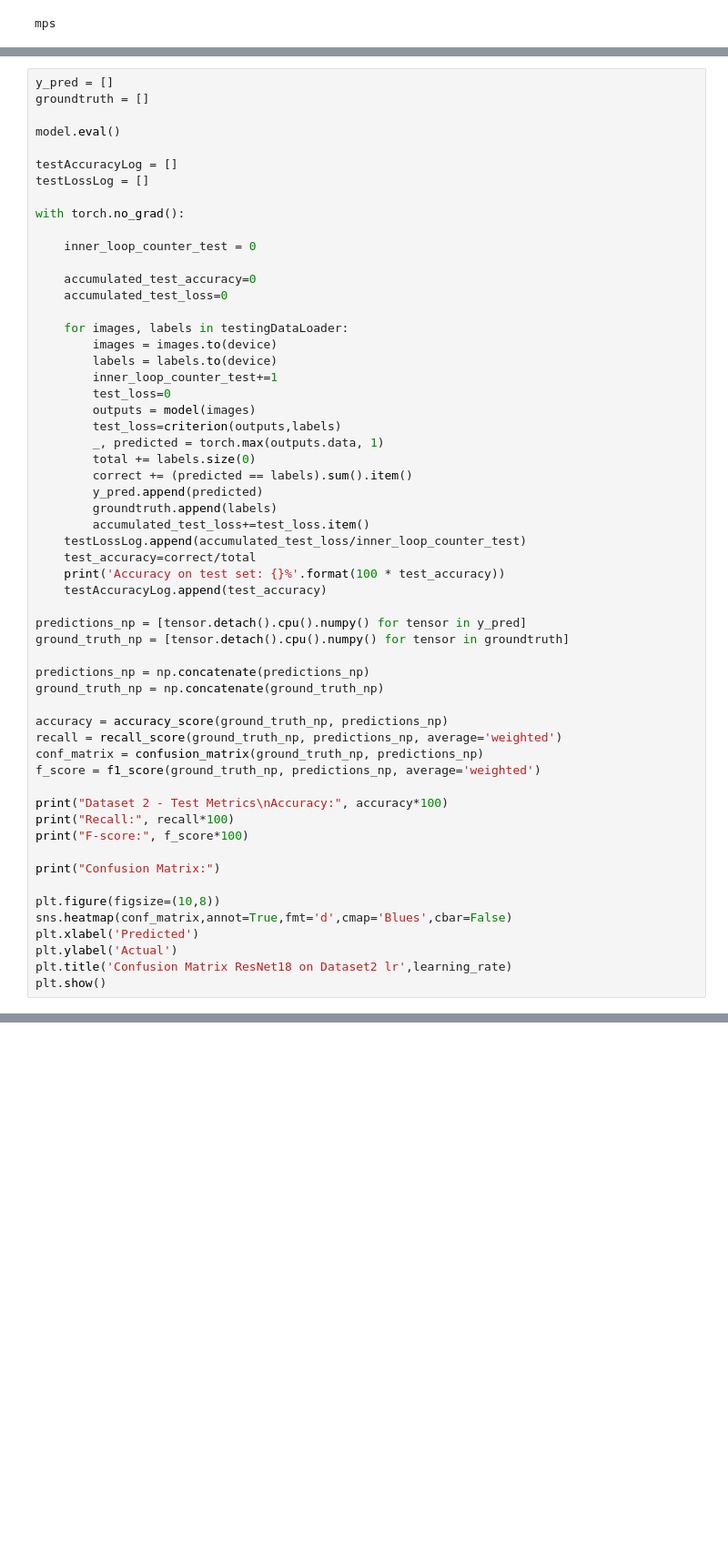
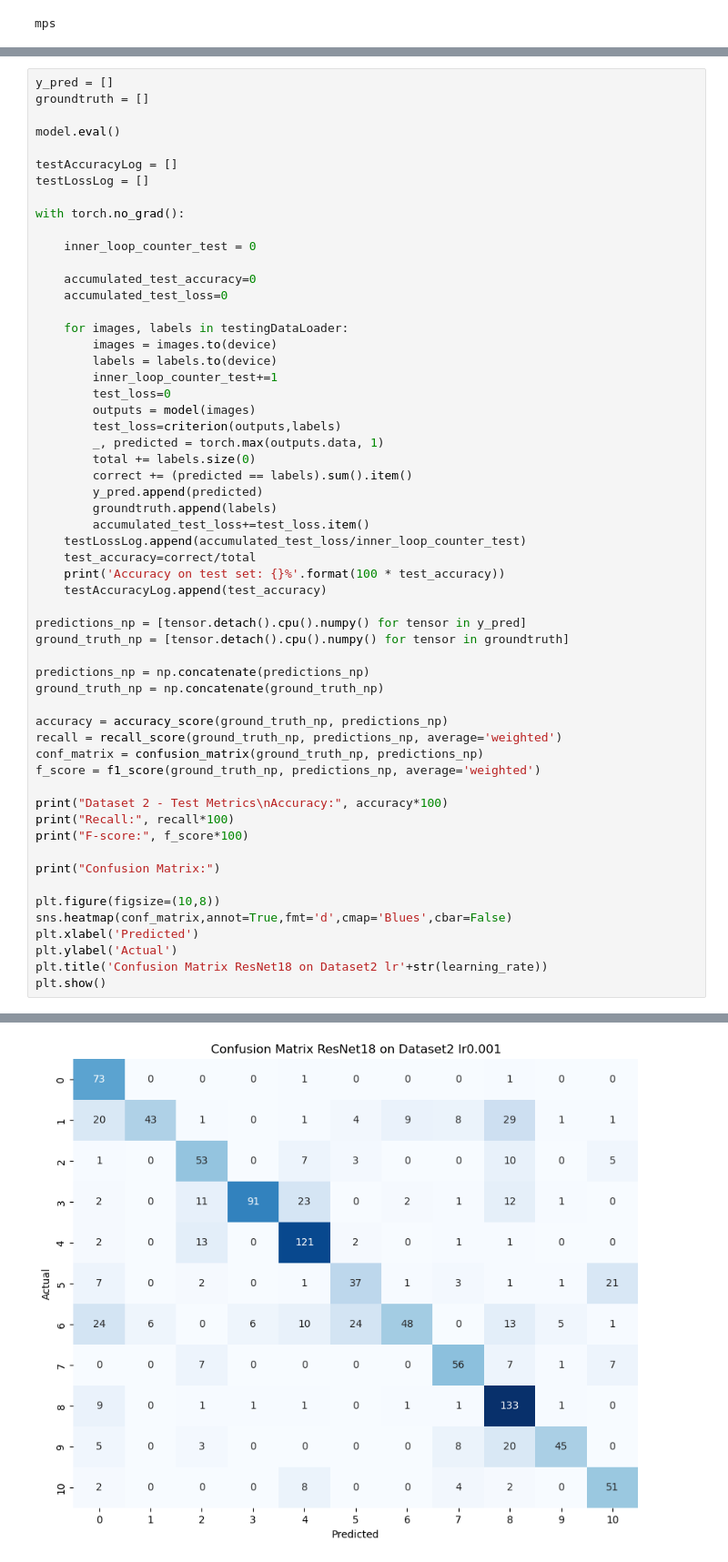
Before and after one commit to lakshyakalia/COMP6721-GroupE, a Jupyter notebook: ResNet18/ResNet18_Dataset2_MPS.ipynb, the cells around one changed output, grey strips where cells are left out. Shown: that part at 91% size. Cells and saved outputs as stored; diff of their text form; blank space fills up the shorter version.

```diff
--- a/ResNet18/ResNet18_Dataset2_MPS.ipynb
+++ b/ResNet18/ResNet18_Dataset2_MPS.ipynb
@@ -387,5 +389,6 @@ plt.figure(figsize=(10,8))
 sns.heatmap(conf_matrix,annot=True,fmt='d',cmap='Blues',cbar=False)
 plt.xlabel('Predicted')
 plt.ylabel('Actual')
-plt.title('Confusion Matrix ResNet18 on Dataset2 lr',learning_rate)
+plt.title('Confusion Matrix ResNet18 on Dataset2 lr'+str(learning_rate))
 plt.show()
+# %% [output]
@@ -391,0 +401 @@ plt.show()
+[figure, added]
```
Also changed, not shown: parts of 10 cells of this notebook, 1 other file.
